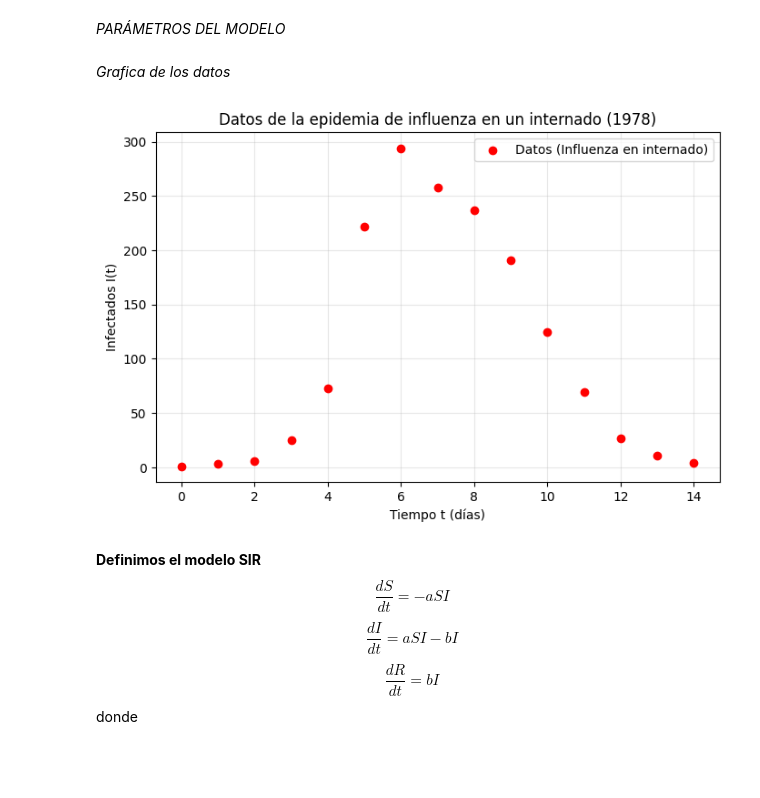
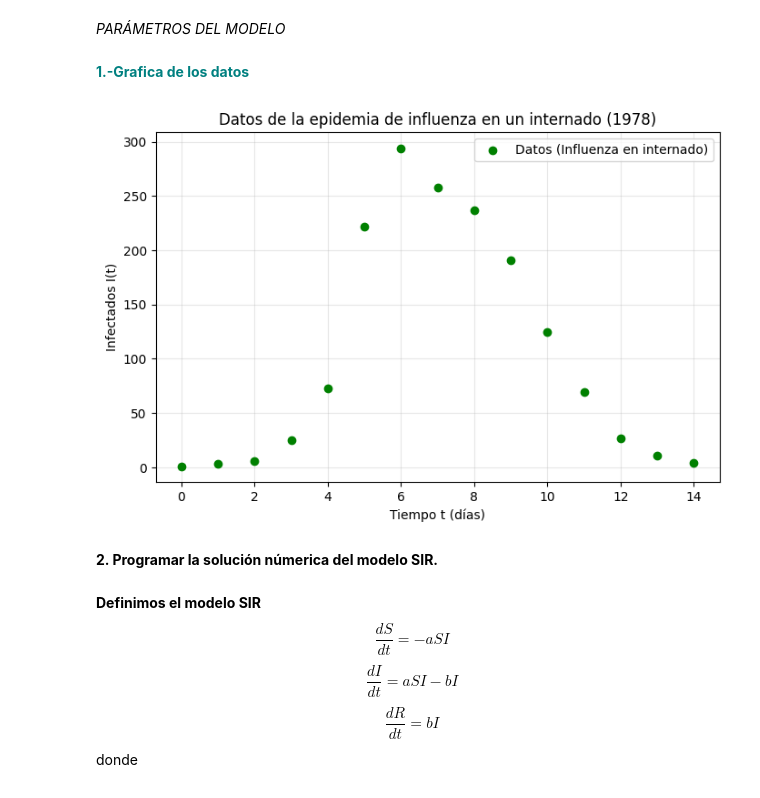
Before and after one commit to FOFM030711/SIMULACION-II, a Jupyter notebook: PROYECT_SIR.ipynb, the cells around one changed output. Cells and saved outputs as stored; diff of their text form; code cells hidden in the pictures; blank space fills up the shorter version.

```diff
--- a/PROYECT_SIR.ipynb
+++ b/PROYECT_SIR.ipynb
@@ -82,19 +83,19 @@ a = 0.00218
 # Parámetro de recuperación/remoción
 b = 0.4485
 # %% [markdown]
-*Grafica de los datos*
+ <span style="color:teal;">**1.-Grafica de los datos**</span>
 # %%
 plt.figure(figsize=(8, 5))
-plt.scatter(t_datos, I_datos, color='red',
+plt.scatter(t_datos, I_datos, color='green',
             label='Datos (Influenza en internado)', zorder=5)
 plt.xlabel('Tiempo t (días)')
 plt.ylabel('Infectados I(t)')
 plt.title('Datos de la epidemia de influenza en un internado (1978)')
 plt.legend()
 plt.grid(True, alpha=0.3)
 plt.show()
 # %% [output]
-[figure, old version]
+[figure, new version]
 # %%
 # Población total
 N = 763
@@ -110,6 +111,8 @@ R0 = 0
 
 # Vector de condiciones iniciales
 condiciones_iniciales = [S0, I0, R0]
+# %% [markdown]
+**2. Programar la solución númerica del modelo SIR.**
 # %% [markdown]
 **Definimos el modelo SIR**
 $$\frac{dS}{dt}=-aSI$$
```
Also changed, not shown: parts of 54 cells of this notebook.
